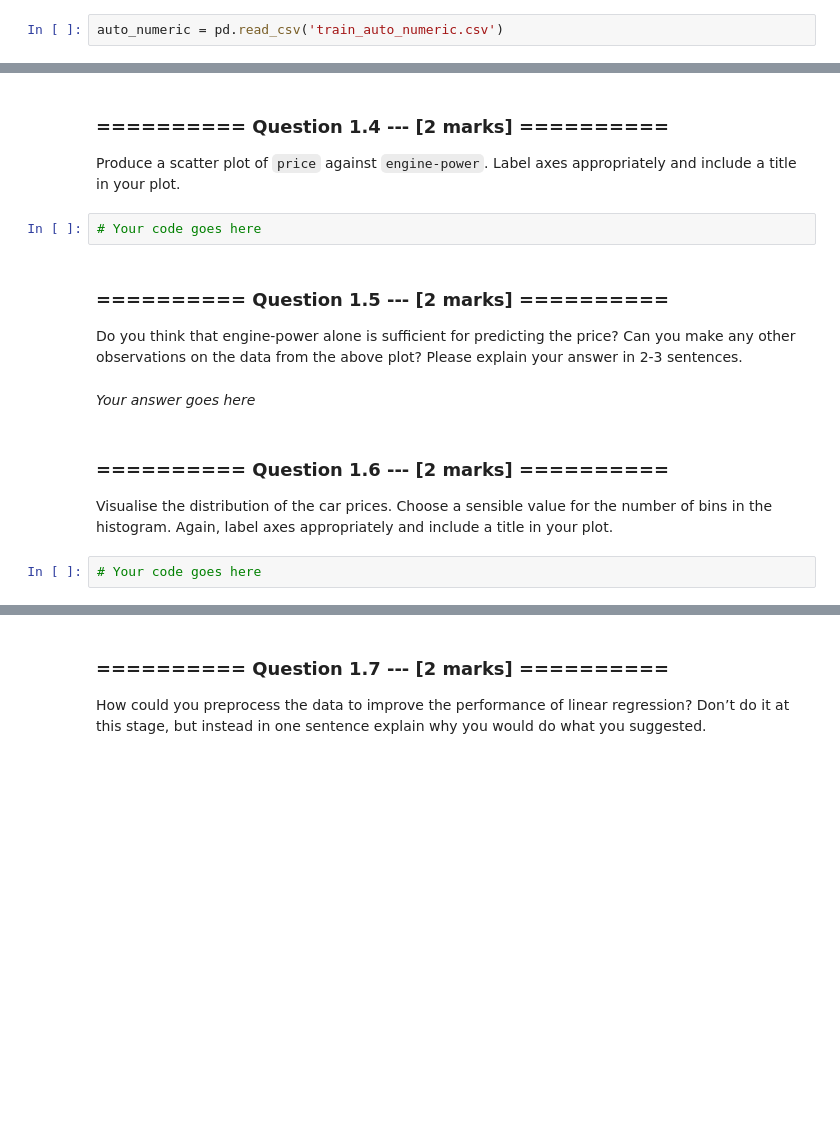
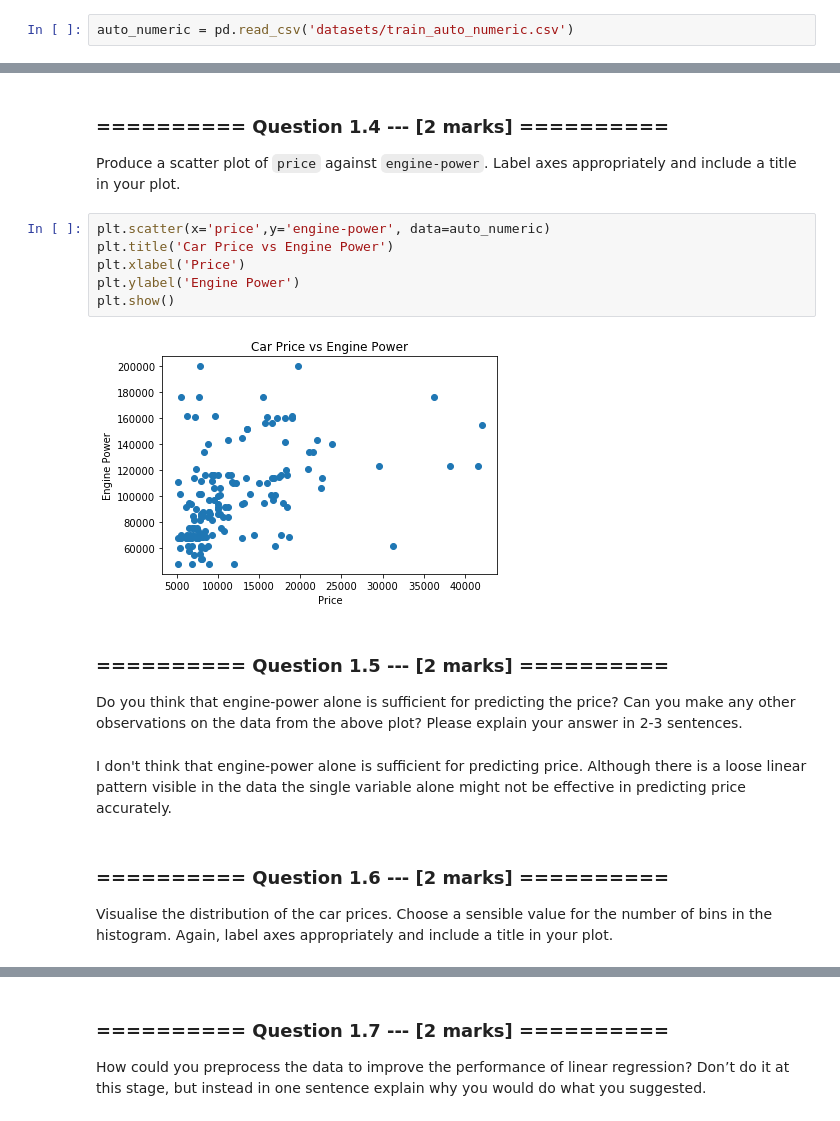
Before and after one commit to hirshagarwal/iaml2017, a Jupyter notebook: Agarwal Assignment 2.ipynb, the cells around one changed output, grey strips where cells are left out. Drawn from its saved outputs; the diff is of its cells as text; blank space fills up the shorter version.

```diff
--- a/Agarwal Assignment 2.ipynb
+++ b/Agarwal Assignment 2.ipynb
@@ -99,4 +99,4 @@ We will begin by studying a simple Linear Regression model. Such a model will co
 ### ========== Question 1.1 --- [1 mark] ==========
 Load the dataset `train_auto_numeric.csv` into a pandas DataFrame called `auto_numeric`. Display the number of data points and attributes in the dataset.
 # %%
-auto_numeric = pd.read_csv('train_auto_numeric.csv')
+auto_numeric = pd.read_csv('datasets/train_auto_numeric.csv')
@@ -115,15 +133,19 @@ Display the summary statistics for the dataset.
 # %% [markdown]
 ### ========== Question 1.4 --- [2 marks] ==========
 Produce a scatter plot of `price` against `engine-power`. Label axes appropriately and include a title in your plot.
-# %%
-# Your code goes here
+# %%
+plt.scatter(x='price',y='engine-power', data=auto_numeric)
+plt.title('Car Price vs Engine Power')
+plt.xlabel('Price')
+plt.ylabel('Engine Power')
+plt.show()
+# %% [output]
+[figure, added]
 # %% [markdown]
 ### ========== Question 1.5 --- [2 marks] ==========
 Do you think that engine-power alone is sufficient for predicting the price? Can you make any other observations on the data from the above plot? Please explain your answer in 2-3 sentences.
-# %% [markdown]
-*Your answer goes here*
+# %% [markdown]
+I don't think that engine-power alone is sufficient for predicting price. Although there is a loose linear pattern visible in the data the single variable alone might not be effective in predicting price accurately.
 # %% [markdown]
 ### ========== Question 1.6 --- [2 marks] ==========
 Visualise the distribution of the car prices. Choose a sensible value for the number of bins in the histogram. Again, label axes appropriately and include a title in your plot.
-# %%
-# Your code goes here
```
Also changed, not shown: parts of 14 cells of this notebook.
